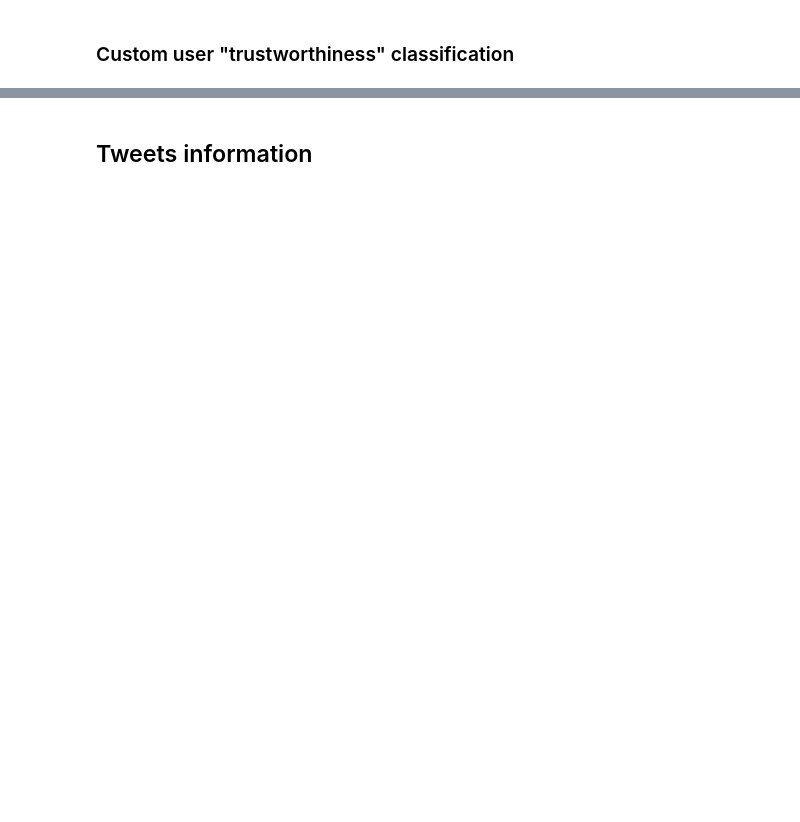
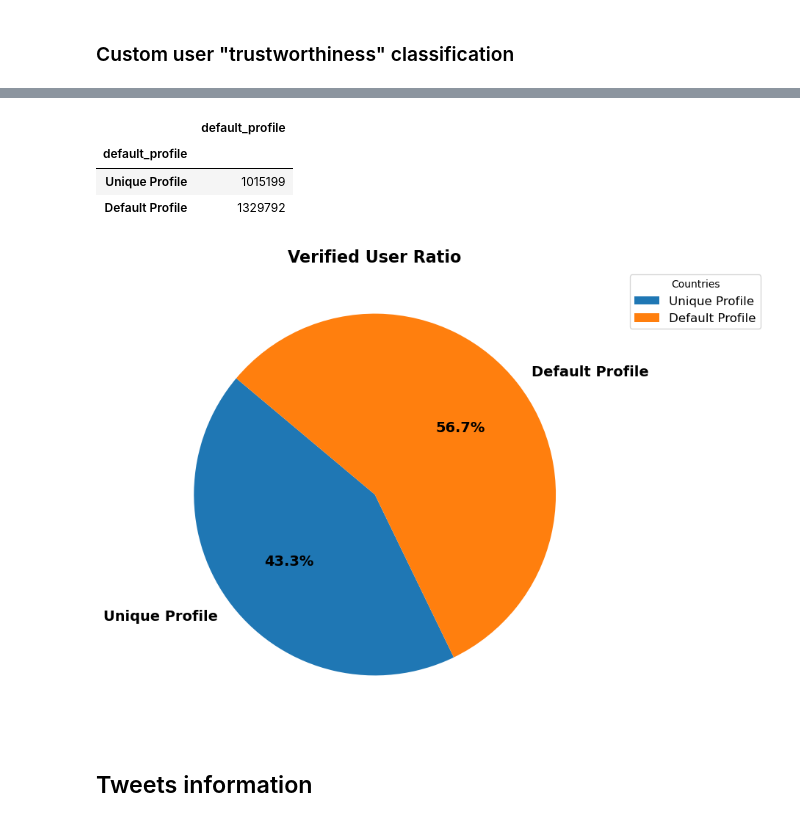
Before and after one commit to skyrimer/DBL-Micro-Soft, a Jupyter notebook: Split 2/Sentiment_analysis/sentiment_analysis.ipynb, the cells around one changed output, grey strips where cells are left out. Cells and saved outputs as stored; diff of their text form; code cells hidden in the pictures; blank space fills up the shorter version.

```diff
--- a/Split 2/Sentiment_analysis/sentiment_analysis.ipynb
+++ b/Split 2/Sentiment_analysis/sentiment_analysis.ipynb
@@ -271,2 +397,20 @@ df_users.head()
+# %%
+default_profile = df_users.groupby("default_profile").agg(default_profile=("user_creation_time", "count"))
+default_profile.index = default_profile.index.map(lambda x: {True: "Default Profile", False: "Unique Profile"}[x])
+
+plt.figure(figsize=(10, 8))
+plt.pie(default_profile["default_profile"], labels=default_profile.index,
+        autopct='%1.1f%%', startangle=140,
+        textprops={'fontsize': 14, 'weight': 'bold'})
+plt.title("Verified User Ratio", fontsize=16, weight='bold')
+plt.legend(default_profile.index, title="Countries", bbox_to_anchor=(1.05, 1),
+           loc='upper left', fontsize=12)
+default_profile
+# %% [output]
+|  | default_profile |
+| default_profile |  |
+| Unique Profile | 1015199 |
+| Default Profile | 1329792 |
+[figure, added]
 # %% [markdown]
 ## Tweets information
```
Also changed, not shown: parts of 16 cells of this notebook.
